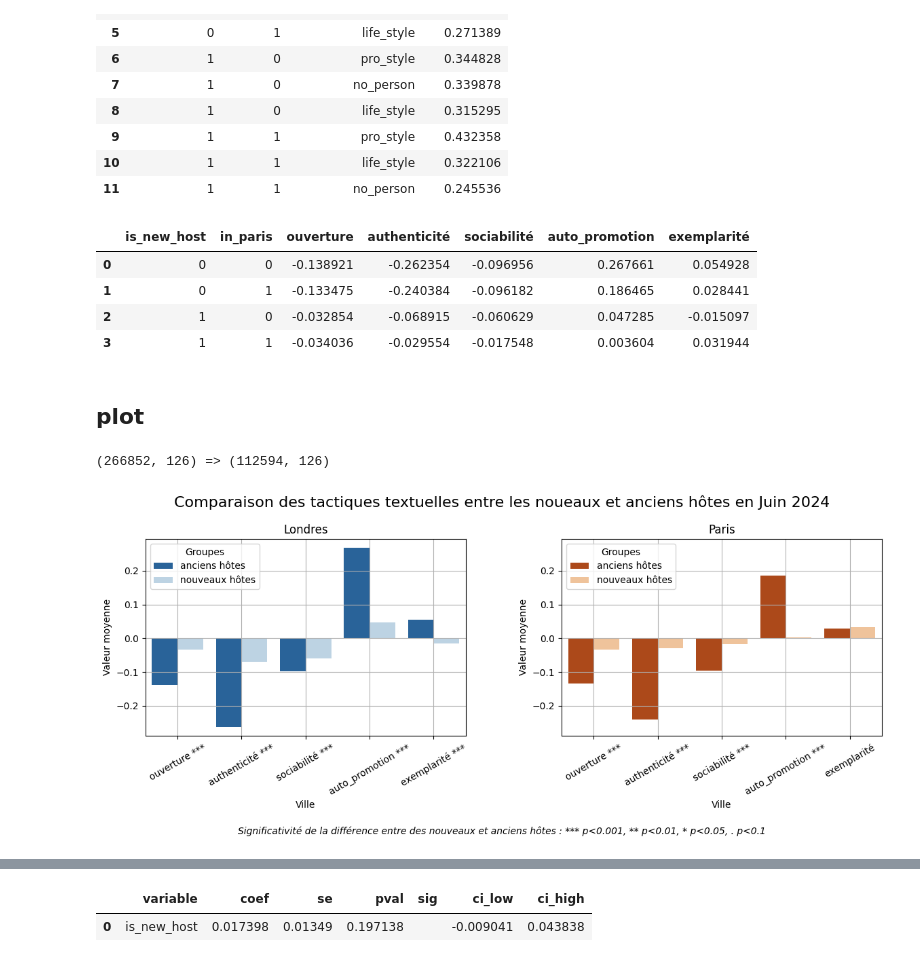
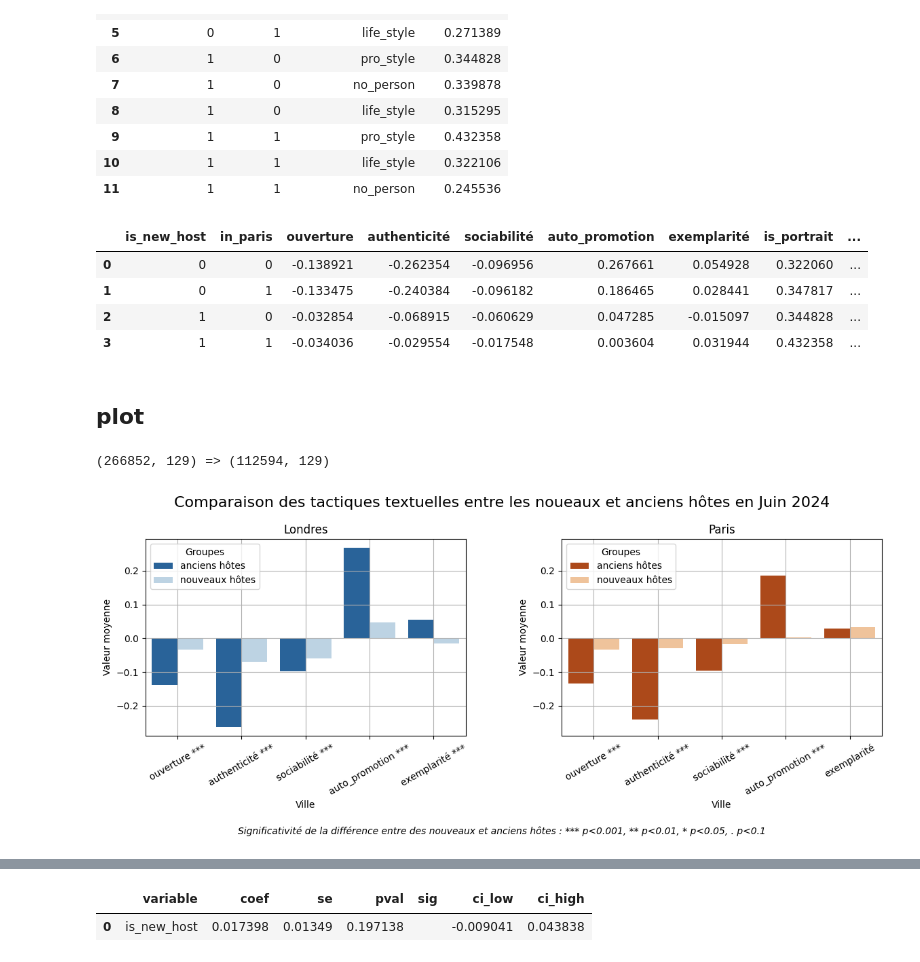
Before and after one commit to yeliu-dh/SelfPresentation_Multimodal_airbnb, a Jupyter notebook: E_desc/test_desc_host.ipynb, the cells around one changed output, grey strips where cells are left out. Cells and saved outputs as stored; diff of their text form; code cells hidden in the pictures.

```diff
--- a/E_desc/test_desc_host.ipynb
+++ b/E_desc/test_desc_host.ipynb
@@ -59,3 +60,17 @@ time  in_paris
 2312  1           35829
 2306  1           32901
 Name: count, dtype: int64
+# %%
+# dummies for host_picture_type
+
+df=df_all.copy()
+df_all['is_portrait']=df_all["host_picture_type"].apply(lambda x : 1 if x=="pro_style" else 0)
+print(df_all['is_portrait'].value_counts(dropna=False))
+
+df_all['is_lifestyle']=df_all["host_picture_type"].apply(lambda x : 1 if x=="life_style" else 0)
+print(df_all['is_lifestyle'].value_counts(dropna=False))
+
+df_all['no_person']=df_all["host_picture_type"].apply(lambda x : 1 if x=="no_person" else 0)
+print(df_all['no_person'].value_counts(dropna=False))
+
+tactics_pic_dummies=['is_portrait','is_lifestyle','no_person']
@@ -199,25 +286,25 @@ Name: proportion, dtype: float64
 | 10 | 1 | 1 | life_style | 0.322106 |
 | 11 | 1 | 1 | no_person | 0.245536 |
 # %%
-display(df_2406.groupby(["is_new_host","in_paris"])[tactics_bio].mean().reset_index())
+display(df_2406.groupby(["is_new_host","in_paris"])[tactics_bio+tactics_pic_dummies].mean().reset_index())
 # person上升，quality下降
 # %% [output]
-|  | is_new_host | in_paris | ouverture | authenticité | sociabilité | auto_promotion | exemplarité |
-| 0 | 0 | 0 | -0.138921 | -0.262354 | -0.096956 | 0.267661 | 0.054928 |
-| 1 | 0 | 1 | -0.133475 | -0.240384 | -0.096182 | 0.186465 | 0.028441 |
-| 2 | 1 | 0 | -0.032854 | -0.068915 | -0.060629 | 0.047285 | -0.015097 |
-| 3 | 1 | 1 | -0.034036 | -0.029554 | -0.017548 | 0.003604 | 0.031944 |
+|  | is_new_host | in_paris | ouverture | authenticité | sociabilité | auto_promotion | exemplarité | is_portrait | ... |
+| 0 | 0 | 0 | -0.138921 | -0.262354 | -0.096956 | 0.267661 | 0.054928 | 0.322060 | ... |
+| 1 | 0 | 1 | -0.133475 | -0.240384 | -0.096182 | 0.186465 | 0.028441 | 0.347817 | ... |
+| 2 | 1 | 0 | -0.032854 | -0.068915 | -0.060629 | 0.047285 | -0.015097 | 0.344828 | ... |
+| 3 | 1 | 1 | -0.034036 | -0.029554 | -0.017548 | 0.003604 | 0.031944 | 0.432358 | ... |
 # %% [markdown]
 ## plot
 # %%
-
 ## 2406 london + paris new vs old
 import matplotlib.pyplot as plt
 importlib.reload(desc_new_old)
 from utils.desc_new_old import ttest_new_old
 
 
-order_tactics = ["ouverture", "authenticité","sociabilité","auto_promotion","exemplarité"]
+# order_tactics = ["ouverture", "authenticité","sociabilité","auto_promotion","exemplarité"]
+order_tactics=tactics_bio #+ tactics_pic_dummies
 
 # ---plot data---
 df_plot=ttest_new_old(df, times=["2406"], in_paris=[0,1], vars=order_tactics)
@@ -233,7 +320,6 @@ colors = (
     list(london_colors) +
     list(paris_colors)
 )
-
 
 ## ---layout 2facets----
 import matplotlib.gridspec as gridspec
@@ -313,7 +399,7 @@ plt.show()
 
 #****ttest属于描述，不解释因果！
 # %% [output]
-(266852, 126) => (112594, 126)
+(266852, 129) => (112594, 129)
 [figure]
 # %%
 # modeling
```
Also changed, not shown: parts of 23 cells of this notebook, 4 other files.
